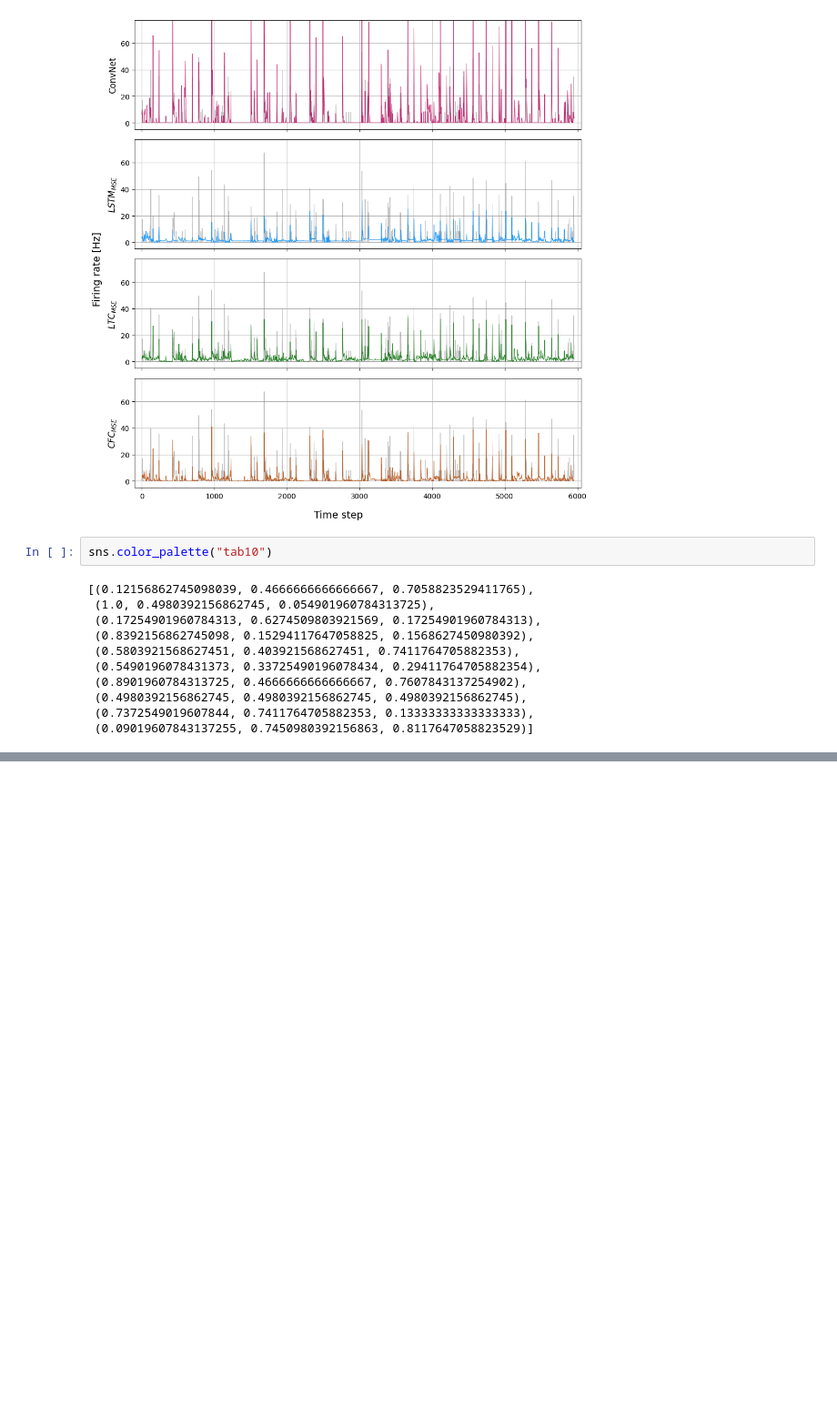
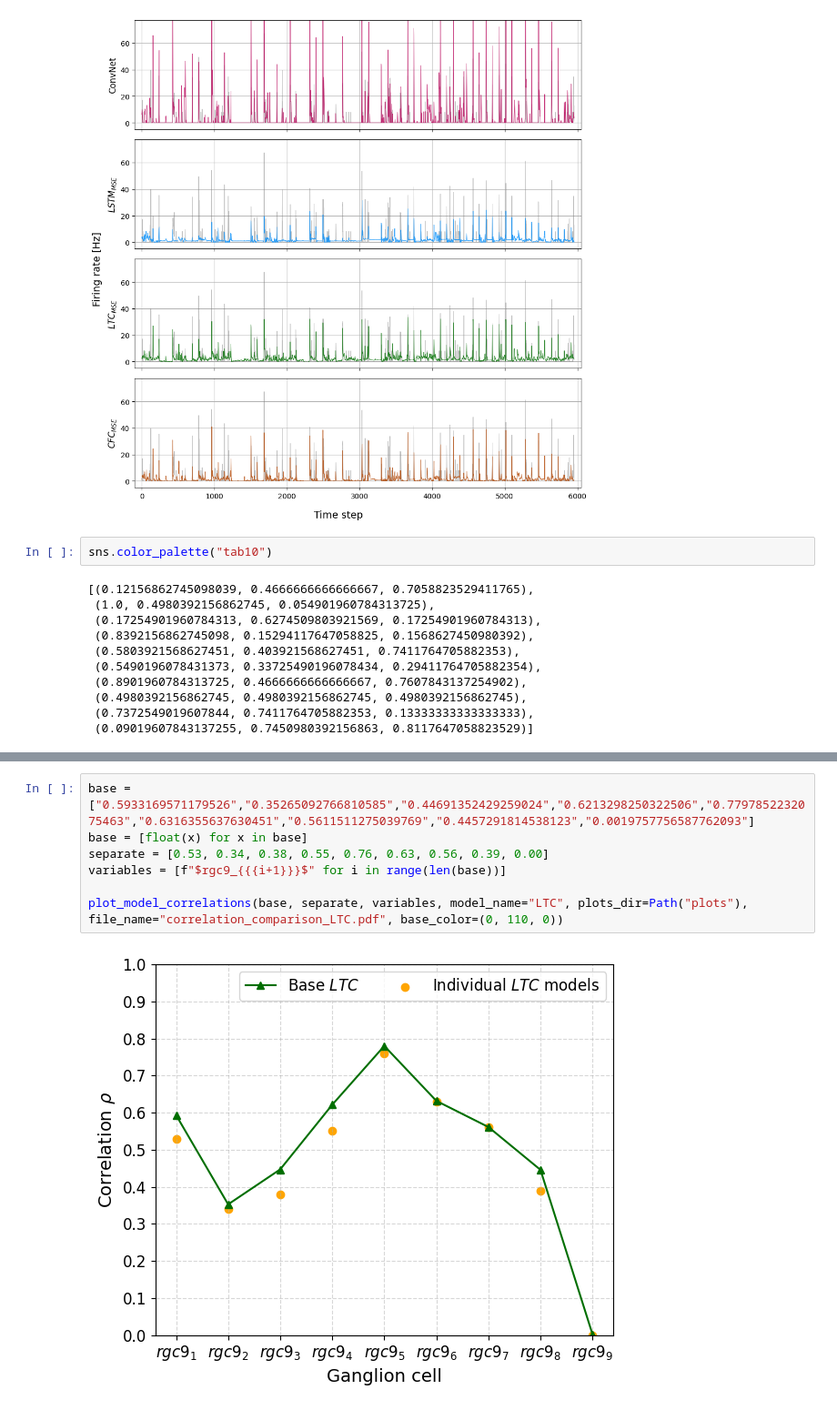
Before and after one commit to JankowskiDaniel/Neural-Deep-Retina, a Jupyter notebook: notebooks/11-prediction-plots.ipynb, the cells around one changed output, grey strips where cells are left out. Shown at 91% size. Saved outputs shown, nothing was run; the diff lists cells and outputs as text; blank space fills up the shorter version.

```diff
--- a/notebooks/11-prediction-plots.ipynb
+++ b/notebooks/11-prediction-plots.ipynb
@@ -262,0 +328,9 @@ sns.color_palette("tab10")
+# %%
+base = ["0.5933169571179526","0.35265092766810585","0.44691352429259024","0.6213298250322506","0.7797852232075463","0.6316355637630451","0.5611511275039769","0.4457291814538123","0.0019757756587762093"]
+base = [float(x) for x in base]
+separate = [0.53, 0.34, 0.38, 0.55, 0.76, 0.63, 0.56, 0.39, 0.00]
+variables = [f"$rgc9_{{{i+1}}}$" for i in range(len(base))]
+
+plot_model_correlations(base, separate, variables, model_name="LTC", plots_dir=Path("plots"), file_name="correlation_comparison_LTC.pdf", base_color=(0, 110, 0))
+# %% [output]
+[figure, added]
```
Also changed, not shown: parts of 18 cells of this notebook.
